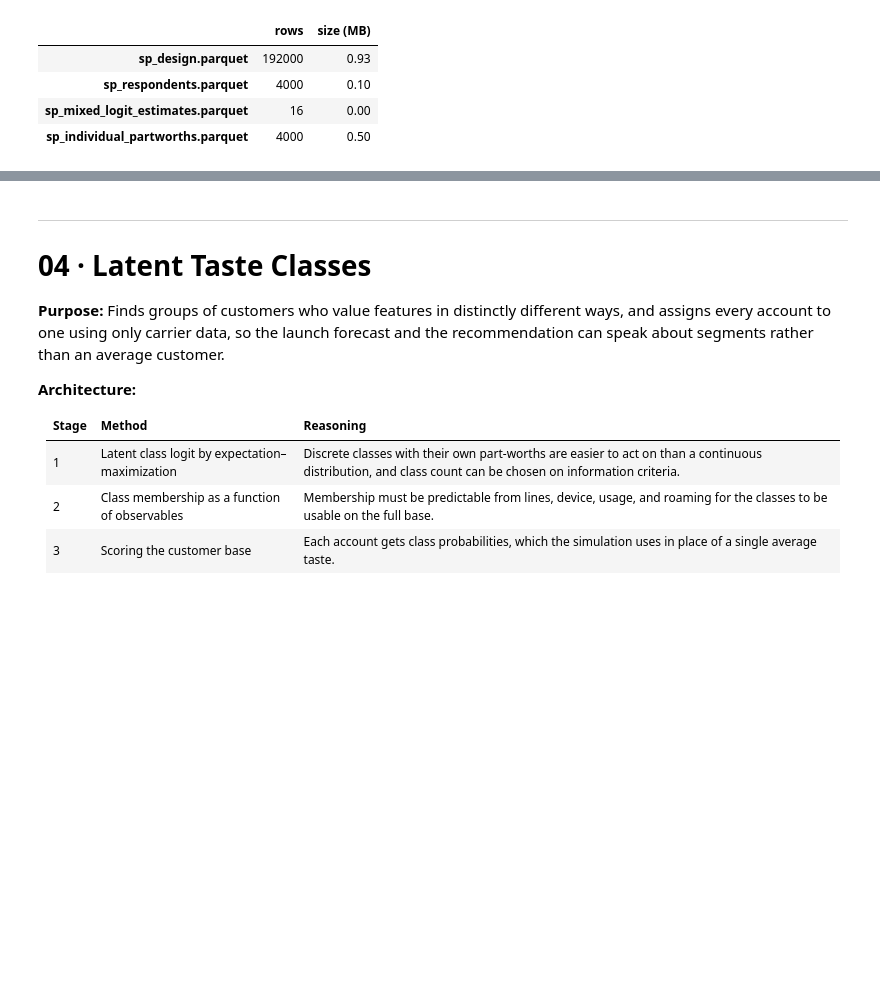
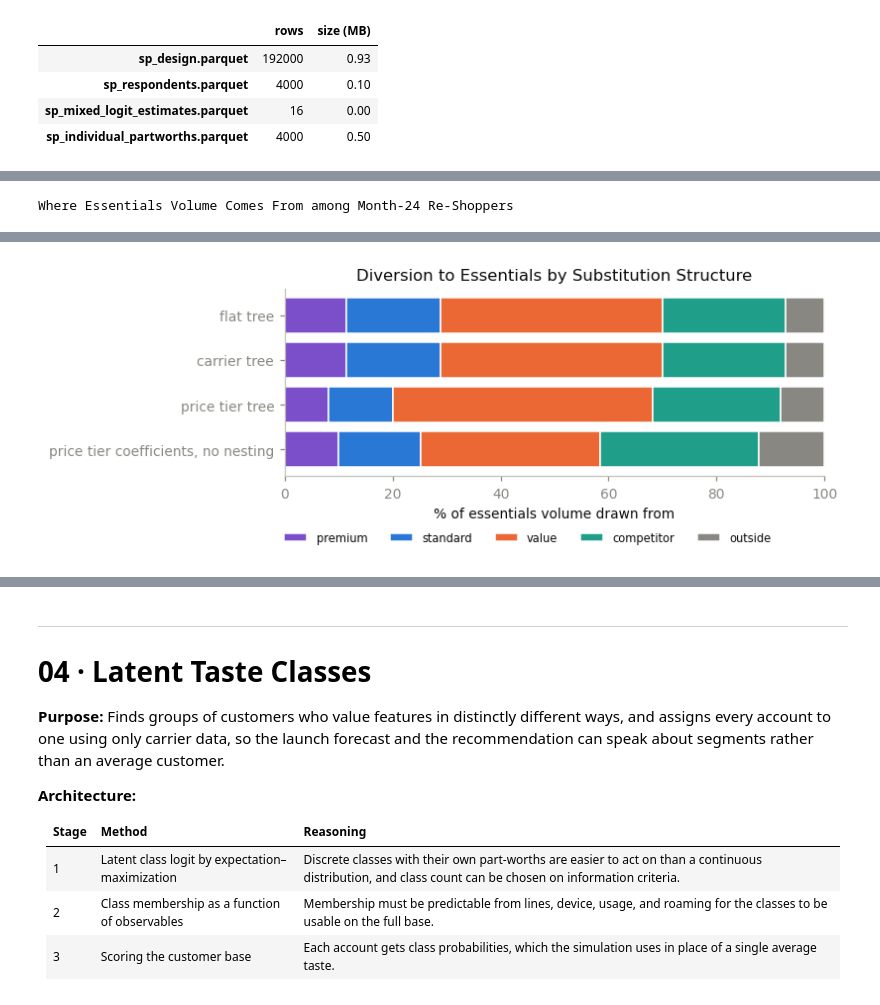
Before and after one commit to paforsey/data-science-portfolio, a Jupyter notebook: case-studies/rate-plan-cannibalization/01_choice_model_estimation.ipynb, the cells around one changed output, grey strips where cells are left out. Drawn from its saved outputs; the diff is of its cells as text; code cells hidden in the pictures; blank space fills up the shorter version.

```diff
--- a/case-studies/rate-plan-cannibalization/01_choice_model_estimation.ipynb
+++ b/case-studies/rate-plan-cannibalization/01_choice_model_estimation.ipynb
@@ -1491,0 +1457,13 @@ display(pd.DataFrame({'rows': [len(df) for df in exports.values()], 'size (MB)':
+# %%
+# Load Joint Model Inputs
+joint_occasions = load_output('choice_occasions')
+joint_demand = load_output('demand_estimates').set_index('account_id')
+joint_discounts = load_output('prices_faced').set_index(['market_id', 'month']).reindex(columns = RP_ALTS, fill_value = 0.0)
+sp_design = load_output('sp_design').sort_values(['respondent_id', 'task', 'option'])
+sp_respondents = load_output('sp_respondents').set_index('respondent_id')
+
+joint_changes = joint_occasions[joint_occasions['changed']]
+print(
+    f'{len(joint_changes):,} customer plan changes ({(~joint_changes.holdout).sum():,} estimation, {joint_changes.holdout.sum():,} holdout) · '
+    f'{sp_design.respondent_id.nunique():,} conjoint respondents × {sp_design.loc[~sp_design.is_holdout, "task"].nunique()} tasks'
+)
@@ -1491,0 +1905,61 @@ display(pd.DataFrame({'rows': [len(df) for df in exports.values()], 'size (MB)':
+# %%
+# Measure Diversion to Essentials
+LAUNCH_ALTS = RP_ALTS + ['essentials']
+launch_catalog = plan_catalog.loc[RP_ALTS].copy()
+launch_catalog.loc['essentials'] = launch_catalog.loc['value']
+launch_catalog.loc['essentials', ['list_price', 'data_gb', 'hotspot_gb', 'stream_tier', 'roaming_tier', 'perks_value']] = [45.0, 20.0, 0.0, 0, 0, 0.0]
+launch_catalog = launch_catalog.loc[LAUNCH_ALTS]
+
+month_24 = joint_occasions[joint_occasions['month'] == N_MONTHS].copy()
+launch_prices = joint_list_prices.assign(essentials = 45.0)
+launch_availability = joint_available.assign(essentials = True)
+launch_surplus = feature_surplus(joint_demand, launch_catalog, sigma = SIGMA_USAGE)
+X_launch, C_launch, A_launch, _ = revealed_panel(month_24, launch_catalog, launch_surplus, launch_prices, launch_availability)
+E = LAUNCH_ALTS.index('essentials')
+
+
+def diversion(tree, theta, flat_override = False):
+    p = unpack_joint(theta, tree)
+    lam = np.ones_like(p['lam']) if flat_override else p['lam']
+    nests = nest_indices(tree, LAUNCH_ALTS)
+    tier_nest = next(m for m, nest in enumerate(NEST_TREES[tree]) if 'value' in nest)
+    nests = [idx + ([E] if m == tier_nest else []) for m, idx in enumerate(nests)]
+    V = X_launch @ p['beta'] + C_launch @ p['constants']
+    no_choice = np.zeros_like(A_launch)
+    _, with_new = nested_logit(V, A_launch, no_choice, nests, lam)
+    without = A_launch.copy()
+    without[:, E] = False
+    _, without_new = nested_logit(V, without, no_choice, nests, lam)
+    drawn = np.nan_to_num(without_new - with_new)[:, :E].sum(axis = 0)
+    share = pd.Series(drawn / drawn.sum(), index = RP_ALTS)
+    return pd.Series({
+        'premium': share['premium'], 'standard': share['standard'], 'value': share['value'],
+        'competitor': share['comp_premium'] + share['comp_value'], 'outside': share['outside'],
+        'essentials share of re-shoppers': np.nan_to_num(with_new[:, E]).mean(),
+    })
+
+diversion_table = pd.DataFrame({
+    **{f'{tree} tree': diversion(tree, fit.x) for tree, fit in joint_fits.items()},
+    f'{SELECTED_TREE} coefficients, no nesting': diversion(SELECTED_TREE, theta_joint, flat_override = True),
+}).T
+diversion_table['premium + standard'] = diversion_table['premium'] + diversion_table['standard']
+display(diversion_table[['premium', 'standard', 'premium + standard', 'value', 'competitor', 'outside', 'essentials share of re-shoppers']]
+        .style.format('{:.1%}').set_caption('Where Essentials Volume Comes From among Month-24 Re-Shoppers'))
+
+fig, ax = plt.subplots(figsize = (7.5, 3.0))
+order = ['premium', 'standard', 'value', 'competitor', 'outside']
+colors = [PURPLE, ACCENT, ACCENT2, TEAL, MUTED]
+rows = diversion_table.index.tolist()
+left = np.zeros(len(rows))
+for col, color in zip(order, colors):
+    ax.barh(rows, diversion_table[col] * 100, left = left, color = color, edgecolor = SURFACE, label = col)
+    left += diversion_table[col].to_numpy() * 100
+ax.invert_yaxis()
+ax.set_xlim(0, 100)
+ax.set_xlabel('% of essentials volume drawn from')
+ax.set_title('Diversion to Essentials by Substitution Structure')
+ax.legend(frameon = False, fontsize = 7.5, ncol = 5, loc = 'upper center', bbox_to_anchor = (0.45, -0.25))
+plt.tight_layout()
+plt.show()
+# %% [output]
+Where Essentials Volume Comes From among Month-24 Re-Shoppers
@@ -1491,0 +1971 @@ display(pd.DataFrame({'rows': [len(df) for df in exports.values()], 'size (MB)':
+[figure, added]
```
Also changed, not shown: parts of 20 cells of this notebook.
